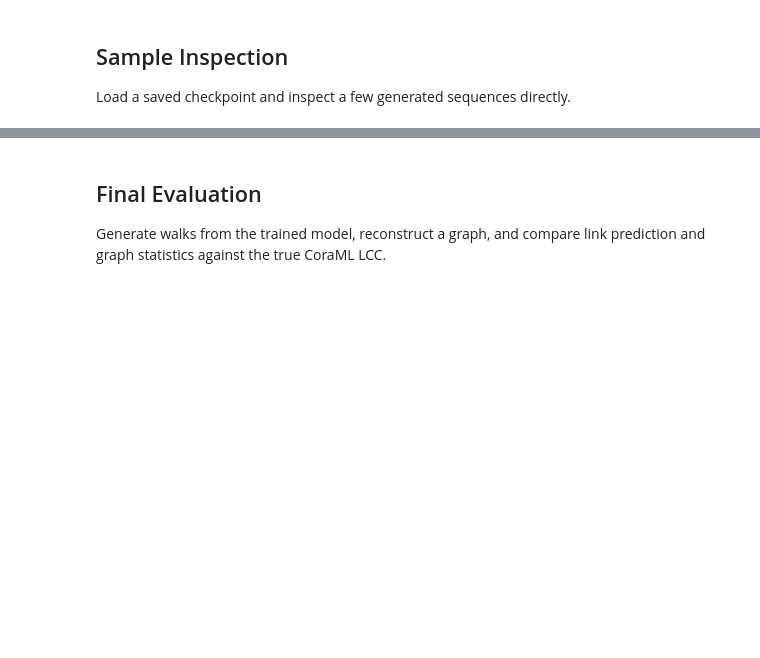
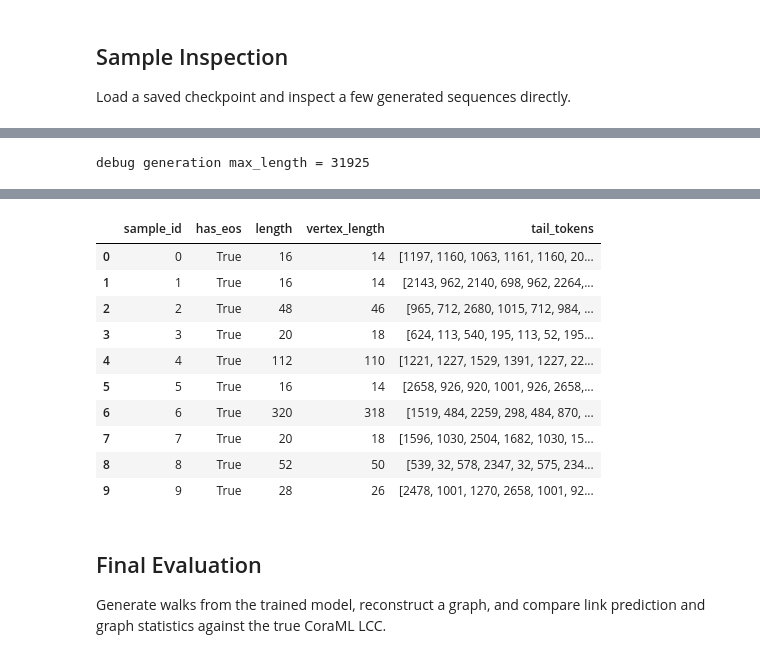
Before and after one commit to rbmuk/facialgen, a Jupyter notebook: coraml_experiment.ipynb, the cells around one changed output, grey strips where cells are left out. Drawn from its saved outputs; the diff is of its cells as text; code cells hidden in the pictures; blank space fills up the shorter version.

```diff
--- a/coraml_experiment.ipynb
+++ b/coraml_experiment.ipynb
@@ -473,0 +490,49 @@ inspect_checkpoint_dir = /content/drive/MyDrive/facialgen_checkpoints/coraml_t4_
+# %%
+debug_num_samples = 128
+debug_max_length = final_max_length
+if debug_max_length is None:
+    debug_max_length = default_face_generation_max_length(int(eval_info['num_reference_edges']))
+
+print(f'debug generation max_length = {debug_max_length}')
+
+debug_walks = sample_model_walks(
+    model,
+    num_samples=debug_num_samples,
+    max_length=debug_max_length,
+    bos_token_id=int(eval_info['bos_token_id']),
+    eos_token_id=int(eval_info['eos_token_id']) if eval_info['eos_token_id'] is not None else None,
+    device=device,
+    batch_size=debug_num_samples,
+    show_progress=True,
+    progress_desc='debug sampling',
+)
+
+eos_token_id = eval_info['eos_token_id']
+lengths = np.asarray([len(seq) for seq in debug_walks], dtype=int)
+has_eos = np.asarray([((eos_token_id is not None) and (int(eos_token_id) in seq)) for seq in debug_walks], dtype=bool)
+vertex_lengths = np.asarray([sum(0 <= int(tok) < int(eval_info['num_nodes']) for tok in seq) for seq in debug_walks], dtype=int)
+
+summary = pd.DataFrame([{
+    'num_samples': int(debug_num_samples),
+    'num_with_eos': int(has_eos.sum()),
+    'frac_with_eos': float(has_eos.mean()),
+    'min_length': int(lengths.min()),
+    'median_length': float(np.median(lengths)),
+    'mean_length': float(lengths.mean()),
+    'max_length': int(lengths.max()),
+    'mean_vertex_length': float(vertex_lengths.mean()),
+}])
+display(summary)
+
+rows = []
+for idx, seq in enumerate(debug_walks[:10]):
+    rows.append({
+        'sample_id': idx,
+        'has_eos': bool(has_eos[idx]),
+        'length': int(lengths[idx]),
+        'vertex_length': int(vertex_lengths[idx]),
+        'tail_tokens': seq[-12:],
+    })
+display(pd.DataFrame(rows))
+# %% [output]
+debug generation max_length = 31925
@@ -474,3 +541,14 @@ inspect_checkpoint_dir = /content/drive/MyDrive/facialgen_checkpoints/coraml_t4_
+|  | sample_id | has_eos | length | vertex_length | tail_tokens |
+| 0 | 0 | True | 16 | 14 | [1197, 1160, 1063, 1161, 1160, 20... |
+| 1 | 1 | True | 16 | 14 | [2143, 962, 2140, 698, 962, 2264,... |
+| 2 | 2 | True | 48 | 46 | [965, 712, 2680, 1015, 712, 984, ... |
+| 3 | 3 | True | 20 | 18 | [624, 113, 540, 195, 113, 52, 195... |
+| 4 | 4 | True | 112 | 110 | [1221, 1227, 1529, 1391, 1227, 22... |
+| 5 | 5 | True | 16 | 14 | [2658, 926, 920, 1001, 926, 2658,... |
+| 6 | 6 | True | 320 | 318 | [1519, 484, 2259, 298, 484, 870, ... |
+| 7 | 7 | True | 20 | 18 | [1596, 1030, 2504, 1682, 1030, 15... |
+| 8 | 8 | True | 52 | 50 | [539, 32, 578, 2347, 32, 575, 234... |
+| 9 | 9 | True | 28 | 26 | [2478, 1001, 1270, 2658, 1001, 92... |
 # %% [markdown]
 ## Final Evaluation
 
```
Also changed, not shown: parts of 9 cells of this notebook, 2 other files.
